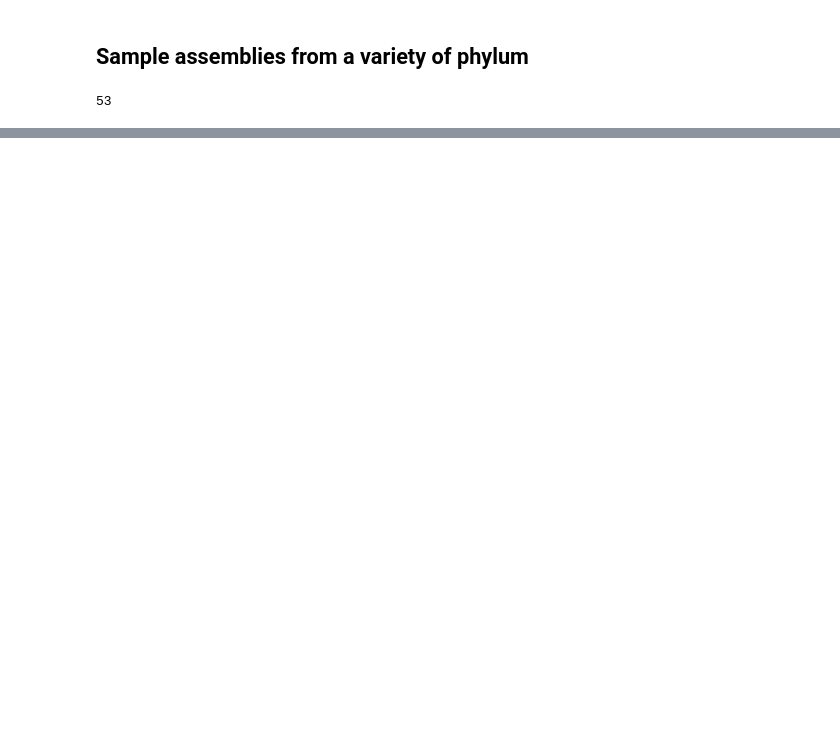
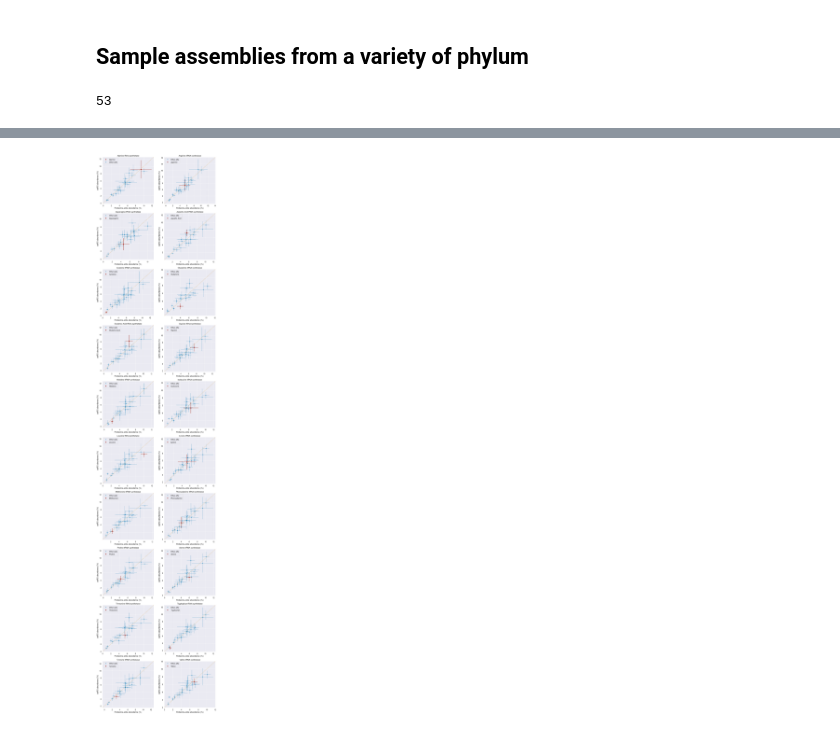
Before and after one commit to srom/nbias, a Jupyter notebook: notebook/Protein domain results (amino acid distribution).ipynb, the cells around one changed output, grey strips where cells are left out. Drawn from its saved outputs; the diff is of its cells as text; code cells hidden in the pictures; blank space fills up the shorter version.

```diff
--- a/notebook/Protein domain results (amino acid distribution).ipynb
+++ b/notebook/Protein domain results (amino acid distribution).ipynb
@@ -299,12 +290,0 @@ ax = plot_protein_aa_distribution_versus_proteome(
-# %%
-for aa, tigr_ids in trna_synt_tigr_ids.items():
-    for tigr_id in tigr_ids:
-        try:
-            plot_protein_aa_distribution_versus_proteome(
-                assembly_df,
-                assembly_id,
-                tigr_id,
-            );
-            break
-        except KeyError:
-            continue
@@ -375,6 +341,3 @@ def plot_grid(df, tigr_ids, relevant_aa=None):
                 continue
 
     return f
-# %%
-f = plot_grid(sample_df, tigr_ids=['TIGR00442']);
-f.clear()
@@ -422,0 +356,13 @@ Val
+# %%
+aa_cols = [
+    "Ala", "Arg", "Asn", "Asp", "Cys",
+    "Gln", "Glu", "Gly", "His", "Ile",
+    "Leu", "Lys", "Met", "Phe", "Pro",
+    "Ser", "Thr", "Trp", "Tyr", "Val",
+]
+aa_long_name = [
+    "Alanine", "Arginine", "Asparagine", "Aspartic Acid", "Cysteine",
+    "Glutamine", "Glutamic Acid", "Glycine", "Histidine", "Isoleucine",
+    "Leucine", "Lysine", "Methionine", "Phenylalanine", "Proline",
+    "Serine", "Threonine", "Tryptophan", "Tyrosine", "Valine",
+]
@@ -422,0 +496,2 @@ Val
+# %%
+x, y = cognate_aa_proteome_vs_aars__data(complete_genomes_df, trna_synt_tigr_ids)
@@ -422,0 +516,5 @@ Val
+# %%
+f = cognate_aa_proteome_vs_aars__plot(x, y, trna_synt_tigr_ids, aa_cols)
+f.savefig(os.path.join(cwd, 'report/figures/cognate_aa_proteome_vs_aars.pdf'), bbox_inches='tight')
+# %% [output]
+[figure, added]
```
Also changed, not shown: parts of 11 cells of this notebook, 3 other files.
